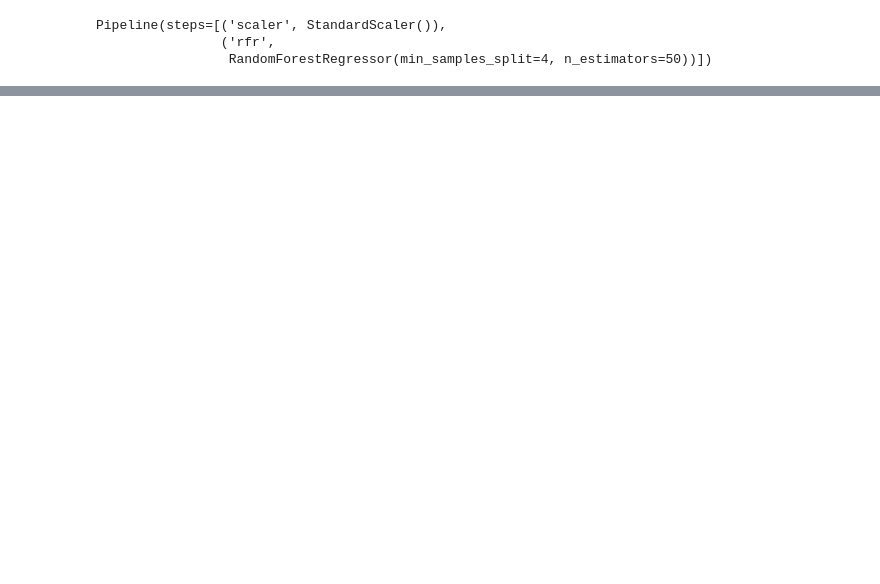
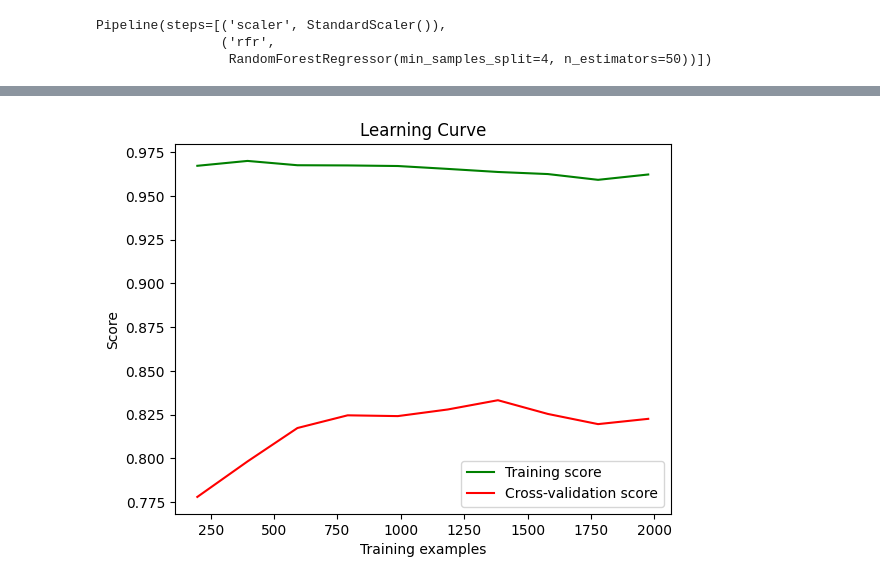
Before and after one commit to JFSOFML/USF_IEX_Git, a Jupyter notebook: Housing_Regression_Project/Housing_Regression3.ipynb, the cells around one changed output, grey strips where cells are left out. Saved outputs shown, nothing was run; the diff lists cells and outputs as text; code cells hidden in the pictures; blank space fills up the shorter version.

```diff
--- a/Housing_Regression_Project/Housing_Regression3.ipynb
+++ b/Housing_Regression_Project/Housing_Regression3.ipynb
@@ -137,0 +138,21 @@ r2
+# %%
+from sklearn.model_selection import train_test_split, RandomizedSearchCV, learning_curve, validation_curve
+import matplotlib.pyplot as plt
+
+# Learning Curve
+train_sizes, train_scores, test_scores = learning_curve(
+    pipeline, X_train, y_train, cv=10, train_sizes=np.linspace(0.1, 1.0, 10), n_jobs=-1
+)
+train_mean = np.mean(train_scores, axis=1)
+test_mean = np.mean(test_scores, axis=1)
+
+plt.figure()
+plt.plot(train_sizes, train_mean, label='Training score', color = "green")
+plt.plot(train_sizes, test_mean, label='Cross-validation score', color = "red")
+plt.title("Learning Curve")
+plt.xlabel("Training examples")
+plt.ylabel("Score")
+plt.legend()
+plt.show()
+# %% [output]
+[figure, added]
```
Also changed, not shown: parts of 8 cells of this notebook, 6 other files.
